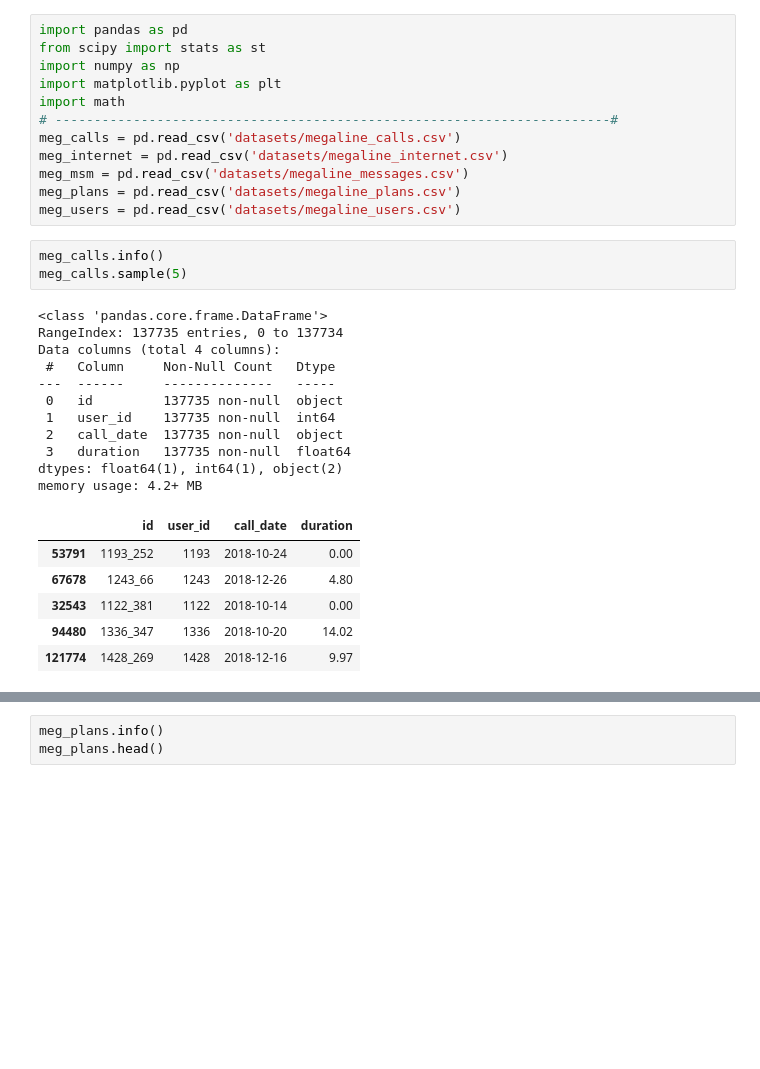
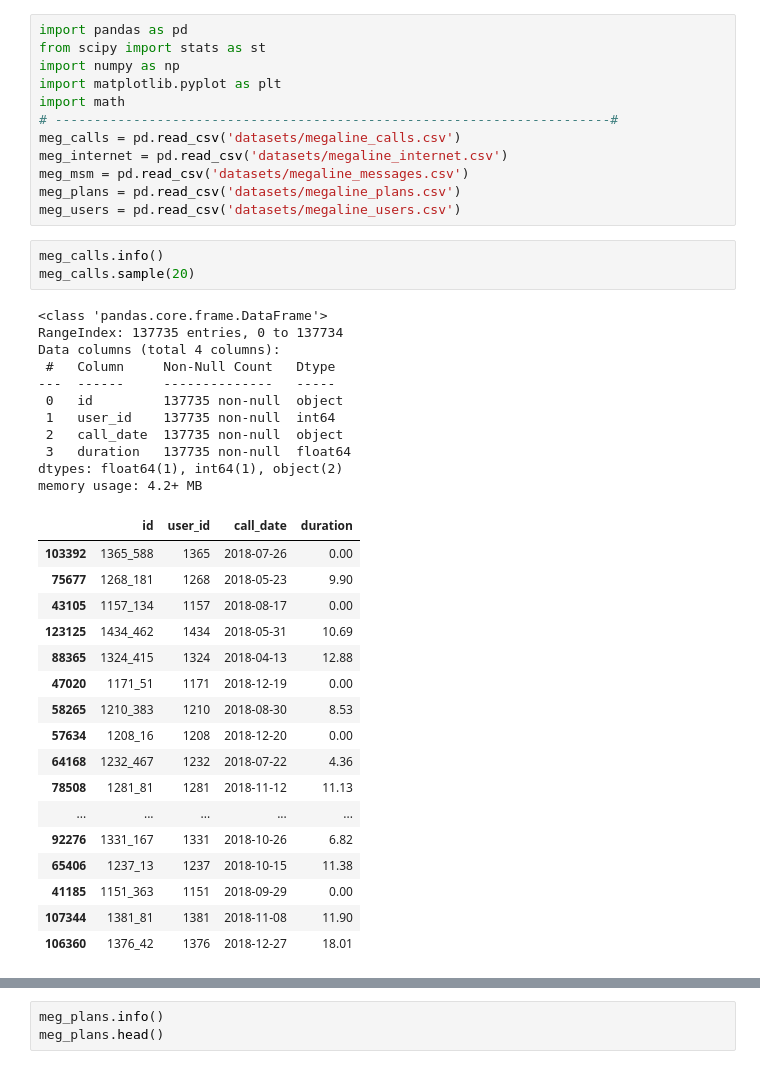
Before and after one commit to EladioVG/Project_1, a Jupyter notebook: Proyecto tecnico_v1(sin terminar).ipynb, the cells around one changed output, grey strips where cells are left out. Cells and saved outputs as stored; diff of their text form; blank space fills up the shorter version.

```diff
--- a/Proyecto tecnico 1.ipynb
+++ b/Proyecto tecnico_v1(sin terminar).ipynb
@@ -55,24 +55,35 @@ meg_plans = pd.read_csv('datasets/megaline_plans.csv')
 meg_users = pd.read_csv('datasets/megaline_users.csv')
 # %%
 meg_calls.info()
-meg_calls.sample(5)
+meg_calls.sample(20)
 # %% [output]
 <class 'pandas.core.frame.DataFrame'>
 RangeIndex: 137735 entries, 0 to 137734
 Data columns (total 4 columns):
  #   Column     Non-Null Count   Dtype
 ---  ------     --------------   -----
  0   id         137735 non-null  object
  1   user_id    137735 non-null  int64
  2   call_date  137735 non-null  object
  3   duration   137735 non-null  float64
 dtypes: float64(1), int64(1), object(2)
 memory usage: 4.2+ MB
 |  | id | user_id | call_date | duration |
-| 53791 | 1193_252 | 1193 | 2018-10-24 | 0.00 |
-| 67678 | 1243_66 | 1243 | 2018-12-26 | 4.80 |
-| 32543 | 1122_381 | 1122 | 2018-10-14 | 0.00 |
-| 94480 | 1336_347 | 1336 | 2018-10-20 | 14.02 |
-| 121774 | 1428_269 | 1428 | 2018-12-16 | 9.97 |
+| 103392 | 1365_588 | 1365 | 2018-07-26 | 0.00 |
+| 75677 | 1268_181 | 1268 | 2018-05-23 | 9.90 |
+| 43105 | 1157_134 | 1157 | 2018-08-17 | 0.00 |
+| 123125 | 1434_462 | 1434 | 2018-05-31 | 10.69 |
+| 88365 | 1324_415 | 1324 | 2018-04-13 | 12.88 |
+| 47020 | 1171_51 | 1171 | 2018-12-19 | 0.00 |
+| 58265 | 1210_383 | 1210 | 2018-08-30 | 8.53 |
+| 57634 | 1208_16 | 1208 | 2018-12-20 | 0.00 |
+| 64168 | 1232_467 | 1232 | 2018-07-22 | 4.36 |
+| 78508 | 1281_81 | 1281 | 2018-11-12 | 11.13 |
+| ... | ... | ... | ... | ... |
+| 92276 | 1331_167 | 1331 | 2018-10-26 | 6.82 |
+| 65406 | 1237_13 | 1237 | 2018-10-15 | 11.38 |
+| 41185 | 1151_363 | 1151 | 2018-09-29 | 0.00 |
+| 107344 | 1381_81 | 1381 | 2018-11-08 | 11.90 |
+| 106360 | 1376_42 | 1376 | 2018-12-27 | 18.01 |
 # %%
 meg_internet.info()
```
Also changed, not shown: parts of 42 cells of this notebook, 2 other files.
